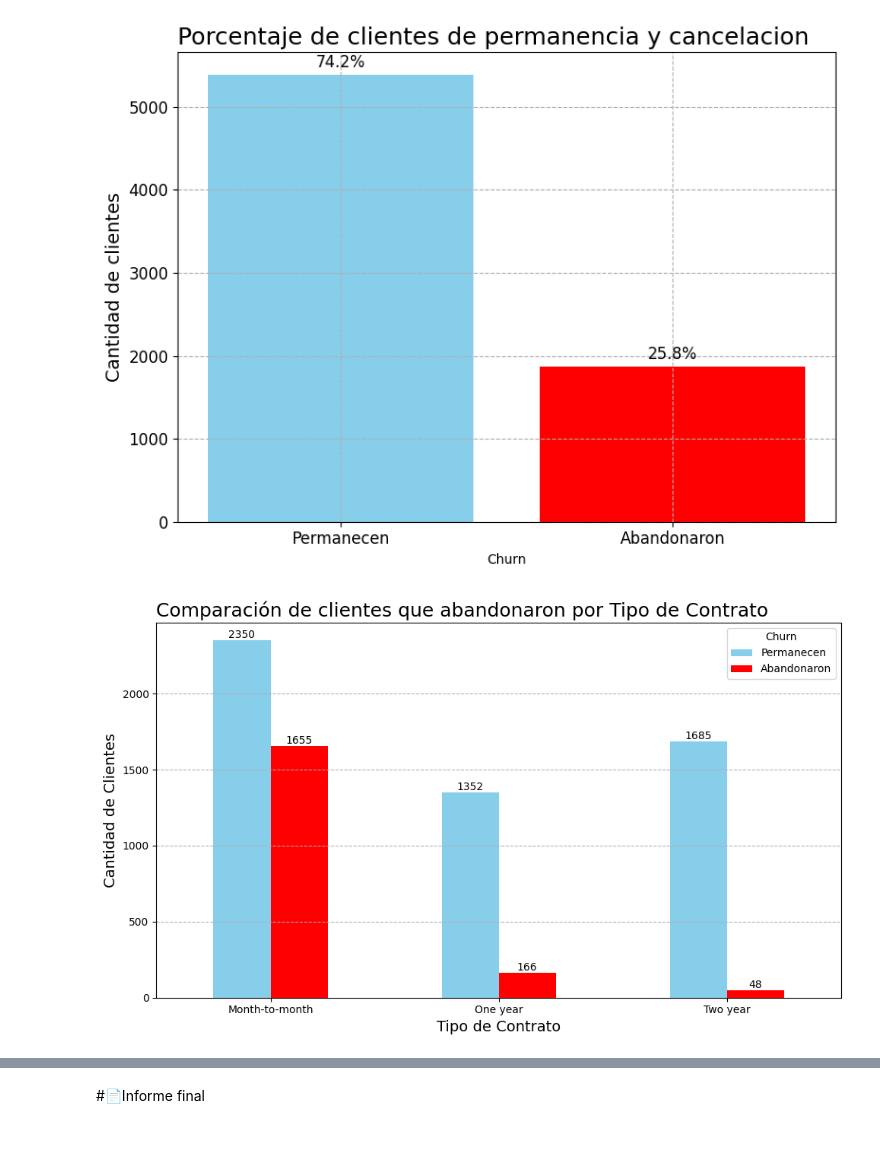
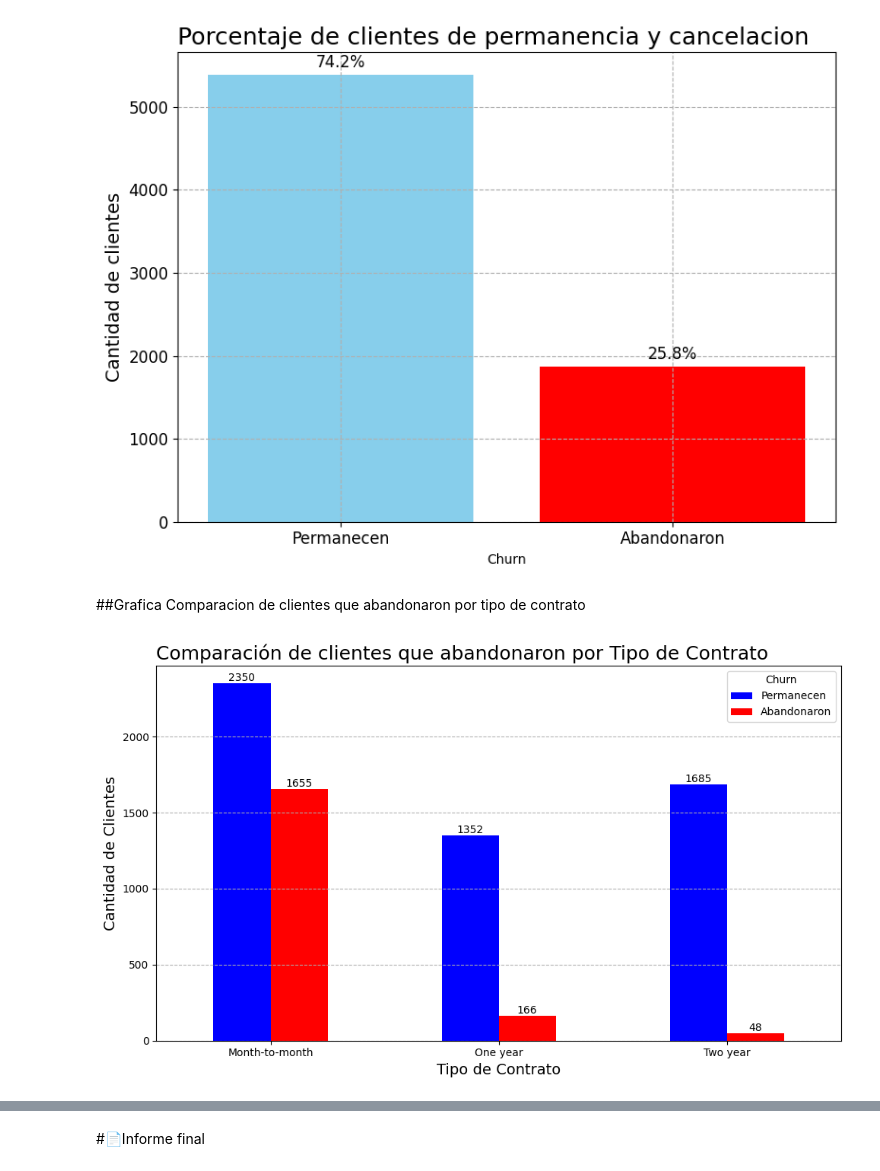
Before and after one commit to AlexTovar31/Challenge_Telecom_X, a Jupyter notebook: TelecomX_LATAM.ipynb, the cells around one changed output, grey strips where cells are left out. Drawn from its saved outputs; the diff is of its cells as text; code cells hidden in the pictures; blank space fills up the shorter version.

```diff
--- a/TelecomX_LATAM.ipynb
+++ b/TelecomX_LATAM.ipynb
@@ -288,26 +290,27 @@ plt.tight_layout()
 plt.show()
 # %% [output]
 [figure]
+# %% [markdown]
+##Grafica Comparacion de clientes que abandonaron por tipo de contrato
 # %%
 # Agrupar por tipo de contrato y Churn, y contar ocurrencias
 contract_churn = telecom.groupby(['Contract', 'Churn']).size().unstack(fill_value=0)
 
-# Crear el gráfico de barras
-ax = contract_churn.plot(kind='bar', figsize=(10, 6), color=['skyblue', 'red'])
+ax = contract_churn.plot(kind='bar', figsize=(10, 6), color=['blue', 'red'])
 
-# Configurar etiquetas y título
+# Etiquetas y título
 ax.set_title('Comparación de clientes que abandonaron por Tipo de Contrato', loc='left', fontsize=18)
 ax.set_xlabel('Tipo de Contrato', fontsize=14)
 ax.set_ylabel('Cantidad de Clientes', fontsize=14)
 ax.tick_params(axis='x', rotation=0) # Rotar etiquetas del eje x si es necesario
 ax.legend(title='Churn', labels=['Permanecen', 'Abandonaron'])
 
 # Mostrar el porcentaje en las barras
 for container in ax.containers:
     ax.bar_label(container, fmt='%d')
 
 ax.grid(axis='y', linestyle='--')
 plt.tight_layout()
 plt.show()
 # %% [output]
-[figure, old version]
+[figure, new version]
```
Also changed, not shown: parts of 10 cells of this notebook.
